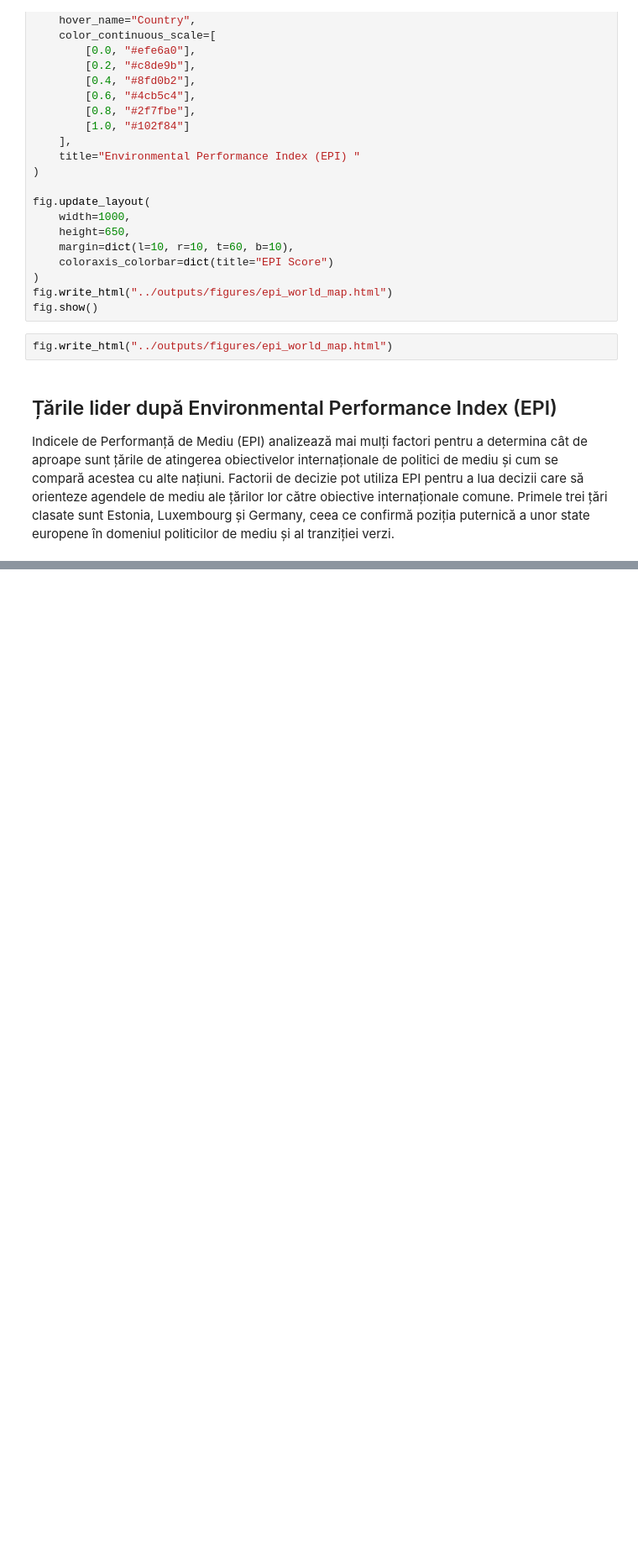
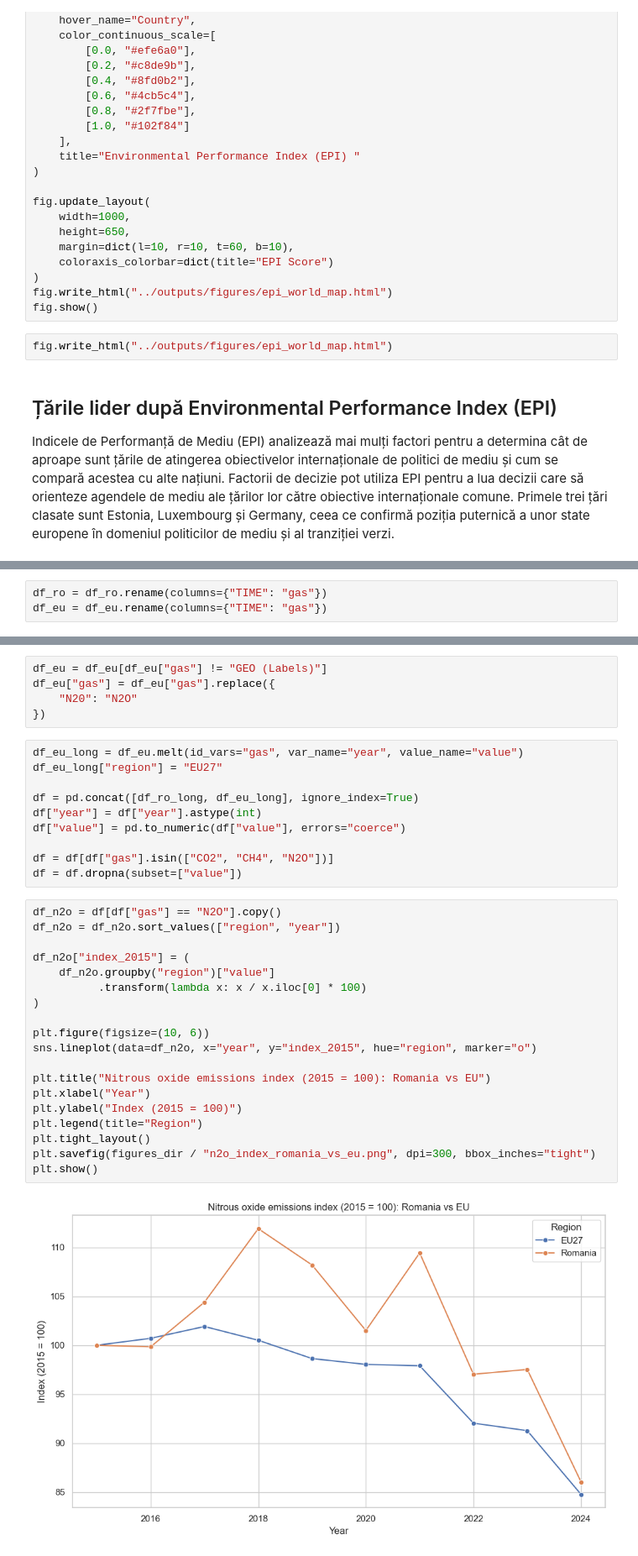
Before and after one commit to TimoscoAdelina/ICI_Proiect, a Jupyter notebook: notebooks/02_Romania_vs_Ue.ipynb, the cells around one changed output, grey strips where cells are left out. Shown at 84% size. Saved outputs shown, nothing was run; the diff lists cells and outputs as text; blank space fills up the shorter version.

```diff
--- a/notebooks/02_Romania_vs_Ue.ipynb
+++ b/notebooks/02_Romania_vs_Ue.ipynb
@@ -168,0 +286,3 @@ Primele trei țări clasate sunt Estonia, Luxembourg și Germany, ceea ce confir
+# %%
+df_ro = df_ro.rename(columns={"TIME": "gas"})
+df_eu = df_eu.rename(columns={"TIME": "gas"})
@@ -168,0 +434,36 @@ Primele trei țări clasate sunt Estonia, Luxembourg și Germany, ceea ce confir
+# %%
+df_eu = df_eu[df_eu["gas"] != "GEO (Labels)"]
+df_eu["gas"] = df_eu["gas"].replace({
+    "N20": "N2O"
+})
+# %%
+df_eu_long = df_eu.melt(id_vars="gas", var_name="year", value_name="value")
+df_eu_long["region"] = "EU27"
+
+df = pd.concat([df_ro_long, df_eu_long], ignore_index=True)
+df["year"] = df["year"].astype(int)
+df["value"] = pd.to_numeric(df["value"], errors="coerce")
+
+df = df[df["gas"].isin(["CO2", "CH4", "N2O"])]
+df = df.dropna(subset=["value"])
+# %%
+df_n2o = df[df["gas"] == "N2O"].copy()
+df_n2o = df_n2o.sort_values(["region", "year"])
+
+df_n2o["index_2015"] = (
+    df_n2o.groupby("region")["value"]
+          .transform(lambda x: x / x.iloc[0] * 100)
+)
+
+plt.figure(figsize=(10, 6))
+sns.lineplot(data=df_n2o, x="year", y="index_2015", hue="region", marker="o")
+
+plt.title("Nitrous oxide emissions index (2015 = 100): Romania vs EU")
+plt.xlabel("Year")
+plt.ylabel("Index (2015 = 100)")
+plt.legend(title="Region")
+plt.tight_layout()
+plt.savefig(figures_dir / "n2o_index_romania_vs_eu.png", dpi=300, bbox_inches="tight")
+plt.show()
+# %% [output]
+[figure, added]
```
Also changed, not shown: parts of 32 cells of this notebook, 6 other files.
